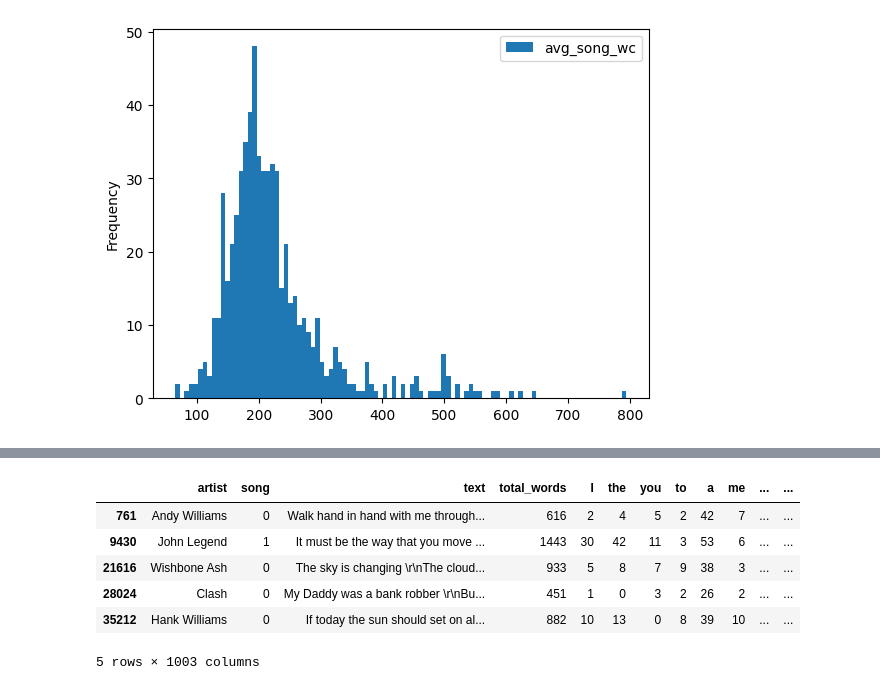
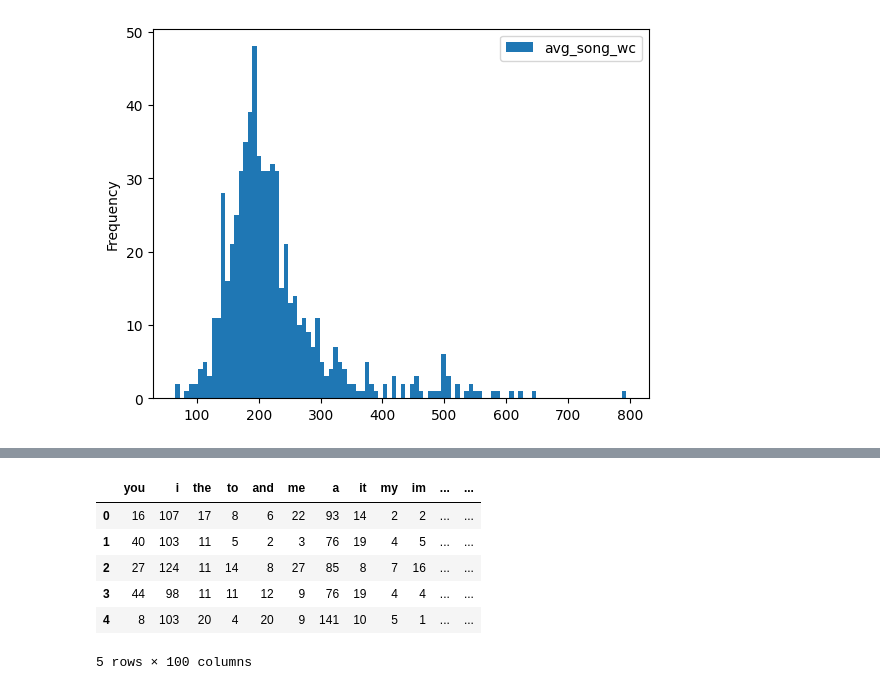
Before and after one commit to kac20/MachineLearning, a Jupyter notebook: Spotify Data set Analysis/spotify copy.ipynb, the cells around one changed output, grey strips where cells are left out. Saved outputs shown, nothing was run; the diff lists cells and outputs as text; code cells hidden in the pictures.

```diff
--- a/Spotify Data set Analysis/spotify copy.ipynb
+++ b/Spotify Data set Analysis/spotify copy.ipynb
@@ -179,28 +186,27 @@ ValueError: We need at least 1 word to plot a word cloud, got 0.
 # %%
 # 4. Determining what word counts to add as features (this cell takes awhile to run)
 from sklearn.preprocessing import StandardScaler
 
 # get the unique words in the artist data in a dataframe corresponding to the word counts
 word_count_data = data_artists.copy().text.str.split(expand=True).stack().value_counts().reset_index()
 word_count_data.columns = ['Word', 'Count']
 word_list  = word_count_data['Word'].tolist()
 
-words = word_list[:1000] # use the top 1000 words as features
+words = word_list[:100] # use the top 1000 words as features
 
 # add the unique words as features
-data_artists["total_words"] = [len(lyrics) for lyrics in data['text'].tolist()] # word counts
 for word in words:
-    data[word] =  data["text"].map(lambda x: x.count(word))
+    data_artists[word] =  data_artists["text"].map(lambda x: x.count(word))
 
 # divide the data into the response / features
-X, y = data_artists.drop(['song', 'artist']), data_artists['artist']
+X, y = data_artists.drop(['song', 'artist', 'text'], axis = 1), data_artists['artist']
 X.head()
 # %% [output]
-|  | artist | song | text | total_words | I | the | you | to | a | me | ... | ... |
-| 761 | Andy Williams | 0 | Walk hand in hand with me through... | 616 | 2 | 4 | 5 | 2 | 42 | 7 | ... | ... |
-| 9430 | John Legend | 1 | It must be the way that you move ... | 1443 | 30 | 42 | 11 | 3 | 53 | 6 | ... | ... |
-| 21616 | Wishbone Ash | 0 | The sky is changing \r\nThe cloud... | 933 | 5 | 8 | 7 | 9 | 38 | 3 | ... | ... |
-| 28024 | Clash | 0 | My Daddy was a bank robber \r\nBu... | 451 | 1 | 0 | 3 | 2 | 26 | 2 | ... | ... |
-| 35212 | Hank Williams | 0 | If today the sun should set on al... | 882 | 10 | 13 | 0 | 8 | 39 | 10 | ... | ... |
+|  | you | i | the | to | and | me | a | it | my | im | ... | ... |
+| 0 | 16 | 107 | 17 | 8 | 6 | 22 | 93 | 14 | 2 | 2 | ... | ... |
+| 1 | 40 | 103 | 11 | 5 | 2 | 3 | 76 | 19 | 4 | 5 | ... | ... |
+| 2 | 27 | 124 | 11 | 14 | 8 | 27 | 85 | 8 | 7 | 16 | ... | ... |
+| 3 | 44 | 98 | 11 | 11 | 12 | 9 | 76 | 19 | 4 | 4 | ... | ... |
+| 4 | 8 | 103 | 20 | 4 | 20 | 9 | 141 | 10 | 5 | 1 | ... | ... |
-5 rows × 1003 columns
+5 rows × 100 columns
 # %%
```
Also changed, not shown: parts of 3 cells of this notebook, 2 other files.
